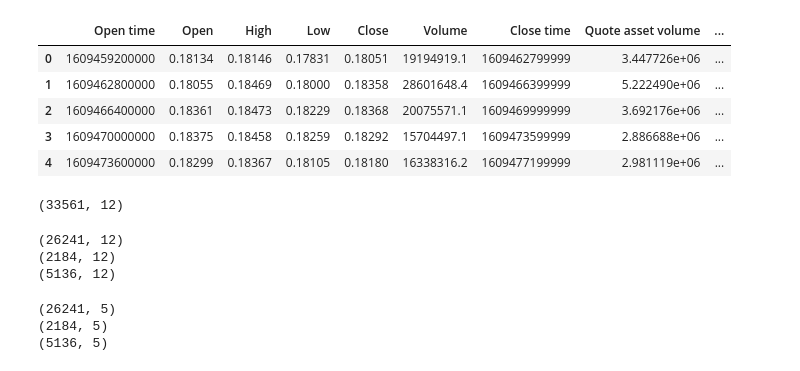
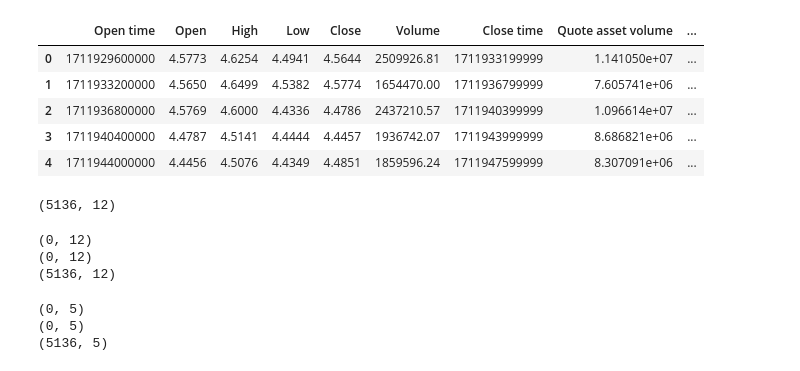
Before and after one commit to KantianKnight/CNN-Crypto, a Jupyter notebook: image-production.ipynb, the cells around one changed output. Drawn from its saved outputs; the diff is of its cells as text; code cells hidden in the pictures.

```diff
--- a/image-production.ipynb
+++ b/image-production.ipynb
@@ -13,22 +14,22 @@ import os
 # %%
 # Read the data of the coin
-coin_csv = "data/adausdt.csv"
+coin_csv = "memedata/wifusdt.csv"
 coin = pd.read_csv(coin_csv)
 
 # Check the data
 coin.head(5)
 # %% [output]
 |  | Open time | Open | High | Low | Close | Volume | Close time | Quote asset volume | ... |
-| 0 | 1609459200000 | 0.18134 | 0.18146 | 0.17831 | 0.18051 | 19194919.1 | 1609462799999 | 3.447726e+06 | ... |
-| 1 | 1609462800000 | 0.18055 | 0.18469 | 0.18000 | 0.18358 | 28601648.4 | 1609466399999 | 5.222490e+06 | ... |
-| 2 | 1609466400000 | 0.18361 | 0.18473 | 0.18229 | 0.18368 | 20075571.1 | 1609469999999 | 3.692176e+06 | ... |
-| 3 | 1609470000000 | 0.18375 | 0.18458 | 0.18259 | 0.18292 | 15704497.1 | 1609473599999 | 2.886688e+06 | ... |
-| 4 | 1609473600000 | 0.18299 | 0.18367 | 0.18105 | 0.18180 | 16338316.2 | 1609477199999 | 2.981119e+06 | ... |
+| 0 | 1711929600000 | 4.5773 | 4.6254 | 4.4941 | 4.5644 | 2509926.81 | 1711933199999 | 1.141050e+07 | ... |
+| 1 | 1711933200000 | 4.5650 | 4.6499 | 4.5382 | 4.5774 | 1654470.00 | 1711936799999 | 7.605741e+06 | ... |
+| 2 | 1711936800000 | 4.5769 | 4.6000 | 4.4336 | 4.4786 | 2437210.57 | 1711940399999 | 1.096614e+07 | ... |
+| 3 | 1711940400000 | 4.4787 | 4.5141 | 4.4444 | 4.4457 | 1936742.07 | 1711943999999 | 8.686821e+06 | ... |
+| 4 | 1711944000000 | 4.4456 | 4.5076 | 4.4349 | 4.4851 | 1859596.24 | 1711947599999 | 8.307091e+06 | ... |
 # %%
 # Check the shape of the coin dataframe
 print(coin.shape)
 # %% [output]
-(33561, 12)
+(5136, 12)
 # %%
 # 1704067200000 is Jan 1, 2024
 # 1711929600000 is Apr 1, 2024
@@ -45,8 +46,8 @@ print(training_data.shape)
 print(validation_data.shape)
 print(testing_data.shape)
 # %% [output]
-(26241, 12)
-(2184, 12)
+(0, 12)
+(0, 12)
 (5136, 12)
 # %%
 # Delete unnecessary columns
@@ -59,6 +60,6 @@ print(training_data_important.shape)
 print(validation_data_important.shape)
 print(testing_data_important.shape)
 # %% [output]
-(26241, 5)
-(2184, 5)
+(0, 5)
+(0, 5)
 (5136, 5)
```
Also changed, not shown: parts of 20 cells of this notebook.
